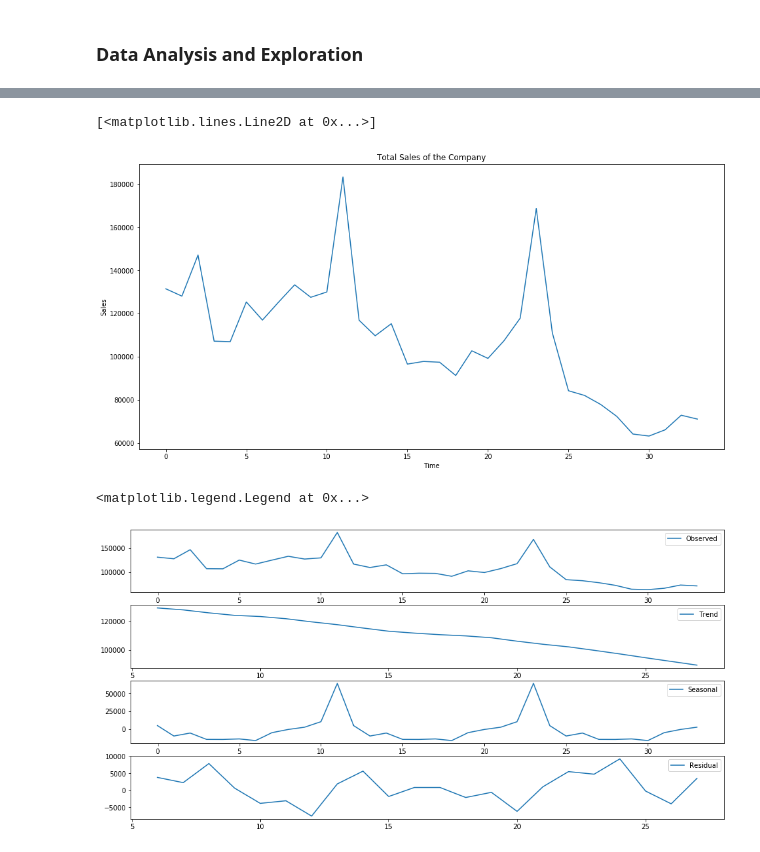
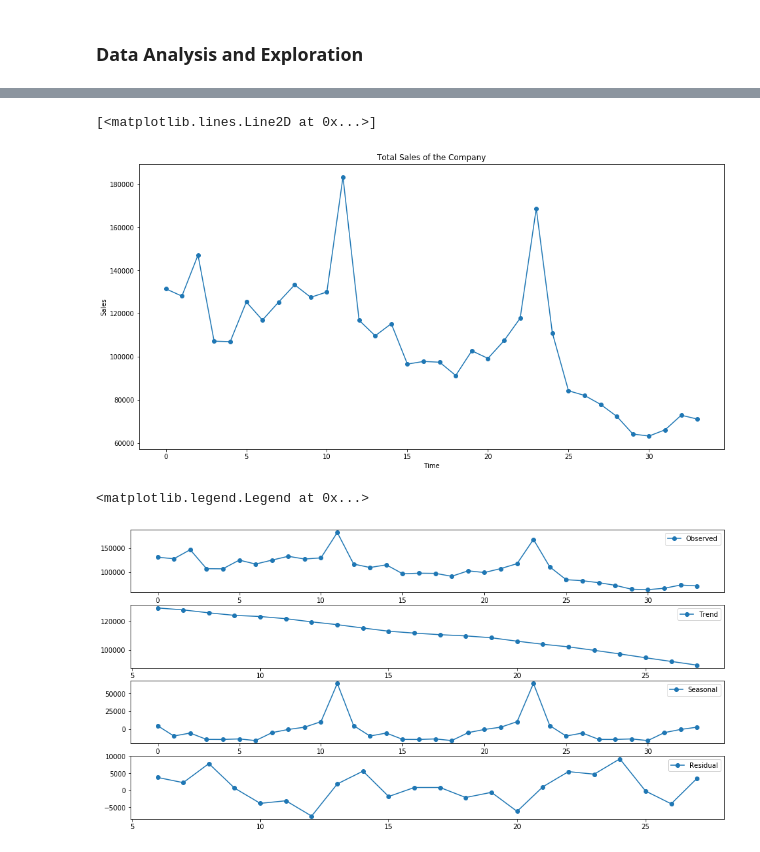
Before and after one commit to leandrocamara/future-sales-forecast, a Jupyter notebook: future-sales-forecast.ipynb, the cells around one changed output, grey strips where cells are left out. Cells and saved outputs as stored; diff of their text form; code cells hidden in the pictures.

```diff
--- a/future-sales-forecast.ipynb
+++ b/future-sales-forecast.ipynb
@@ -71,30 +88,30 @@ plt.figure(figsize=(16,8))
 plt.xlabel('Time')
 plt.ylabel('Sales')
 plt.title('Total Sales of the Company')
-plt.plot(total_sales)
+plt.plot(total_sales, '-ok', color='tab:blue')
 # %% [output]
 [<matplotlib.lines.Line2D at 0x...>]
-[figure, old version]
+[figure, new version]
 # %%
 decomposition = seasonal_decompose(total_sales.values, freq=12)
 # %%
 plt.figure(figsize=(16,8))
 
 plt.subplot(4, 1, 1)
-plt.plot(total_sales, label='Observed')
+plt.plot(total_sales, '-ok', color='tab:blue', label='Observed')
 plt.legend(loc='best')
 
 plt.subplot(4, 1, 2)
-plt.plot(decomposition.trend, label='Trend')
+plt.plot(decomposition.trend, '-ok', color='tab:blue', label='Trend')
 plt.legend(loc='best')
 
 plt.subplot(4, 1, 3)
-plt.plot(decomposition.seasonal, label='Seasonal')
+plt.plot(decomposition.seasonal, '-ok', color='tab:blue', label='Seasonal')
 plt.legend(loc='best')
 
 plt.subplot(4, 1, 4)
-plt.plot(decomposition.resid, label='Residual')
+plt.plot(decomposition.resid, '-ok', color='tab:blue', label='Residual')
 plt.legend(loc='best')
 # %% [output]
 <matplotlib.legend.Legend at 0x...>
-[figure, old version]
+[figure, new version]
```
Also changed, not shown: parts of 11 cells of this notebook.
